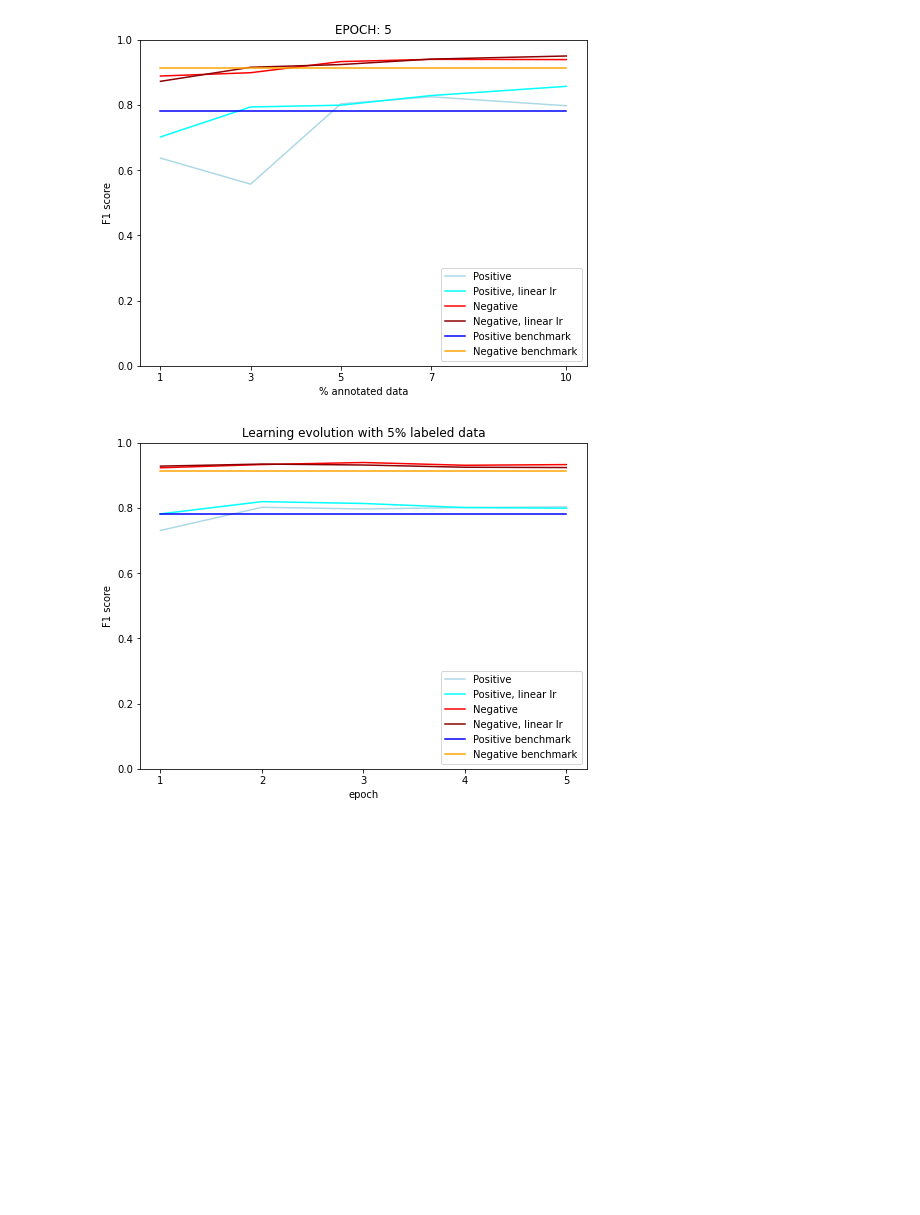
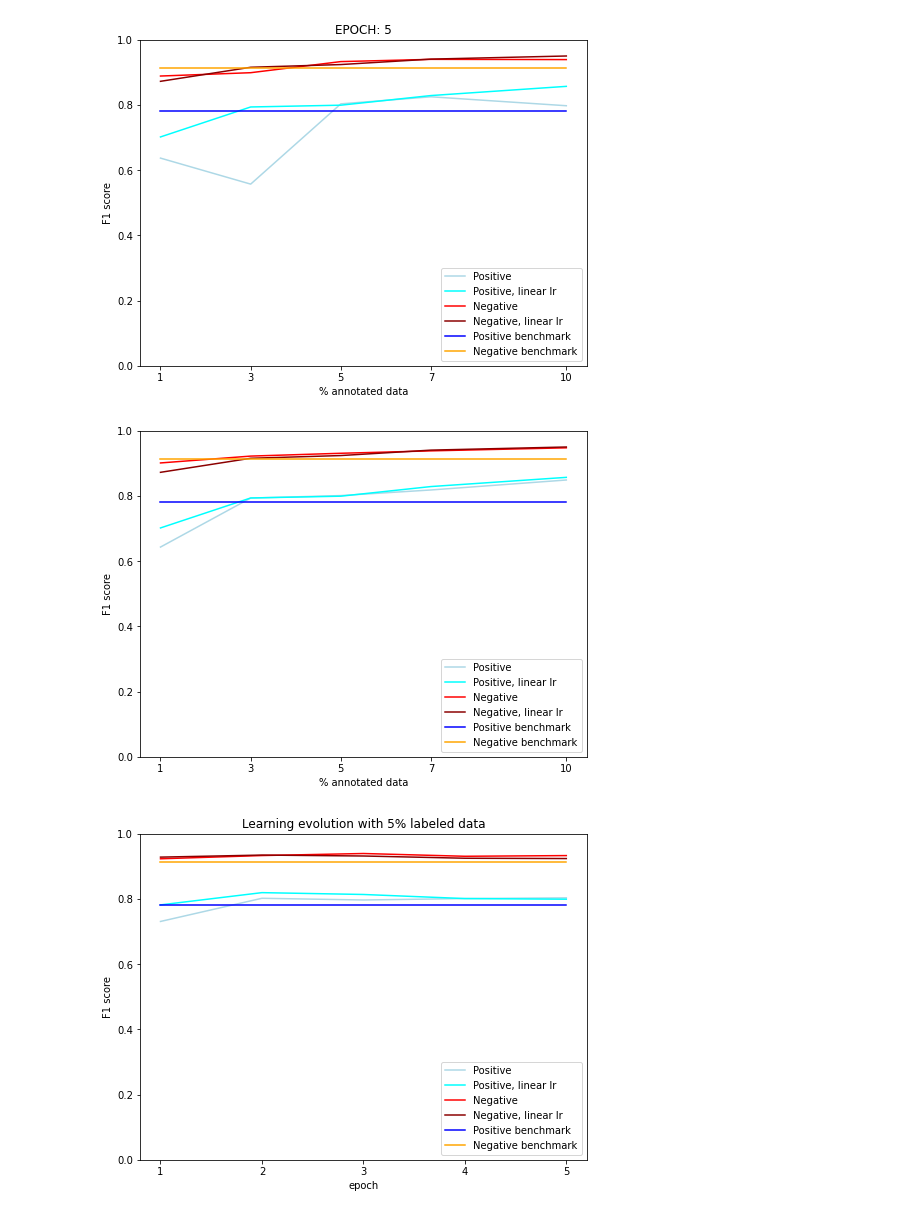
Before and after one commit to filippak/dd2430-sentiment-classification, a Jupyter notebook: plots/architecture_comparison_plots.ipynb, the cells around one changed output. Saved outputs shown, nothing was run; the diff lists cells and outputs as text; code cells hidden in the pictures; blank space fills up the shorter version.

```diff
--- a/plots/architecture_comparison_plots.ipynb
+++ b/plots/architecture_comparison_plots.ipynb
@@ -147,6 +147,33 @@ F1-score neg:  0.9327017467100166 linear lr:  0.9236294637390193
 [figure]
 [figure]
 [figure]
+# %%
+# Plot the best performing classifiers of each architecture:
+# For original: epoch 4, For linear: epoch 5
+f1_pos = [d["Positive"][percentage][3] for percentage in percentages]
+f1_neg = [d["Negative"][percentage][3] for percentage in percentages]
+f1_pos_l = [d_l["Positive"][percentage][4] for percentage in percentages]
+f1_neg_l = [d_l["Negative"][percentage][4] for percentage in percentages]
+# ADD the third architecture
+
+plt.figure(figsize=(8,6))
+plt.ylabel("F1 score")
+plt.xlabel("% annotated data")
+plt.ylim(0,1)
+plt.xticks(percentages)
+
+plt.plot(percentages, f1_pos, color='lightblue', label="Positive")
+plt.plot(percentages, f1_pos_l, color='cyan', label="Positive, linear lr")
+
+plt.plot(percentages, f1_neg, color='red', label="Negative")
+plt.plot(percentages, f1_neg_l, color='darkred', label="Negative, linear lr")
+
+plt.plot(percentages, [f1_benchmark_pos for _ in percentages], c="blue", label="Positive benchmark")
+plt.plot(percentages, [f1_benchmark_neg for _ in percentages], c="orange",label="Negative benchmark")
+plt.legend(loc="lower right")
+plt.savefig("f1_scores_final_comparison")
+# %% [output]
+[figure, added]
 # %%
 # plot the values for 5%
 epochs = [1, 2, 3, 4, 5]
```
Also changed, not shown: 6 other files.
